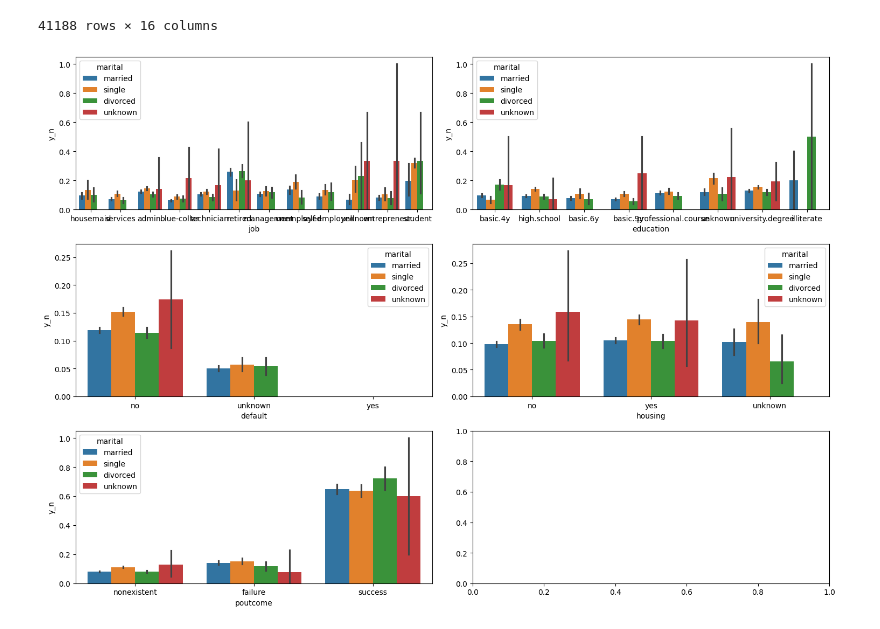
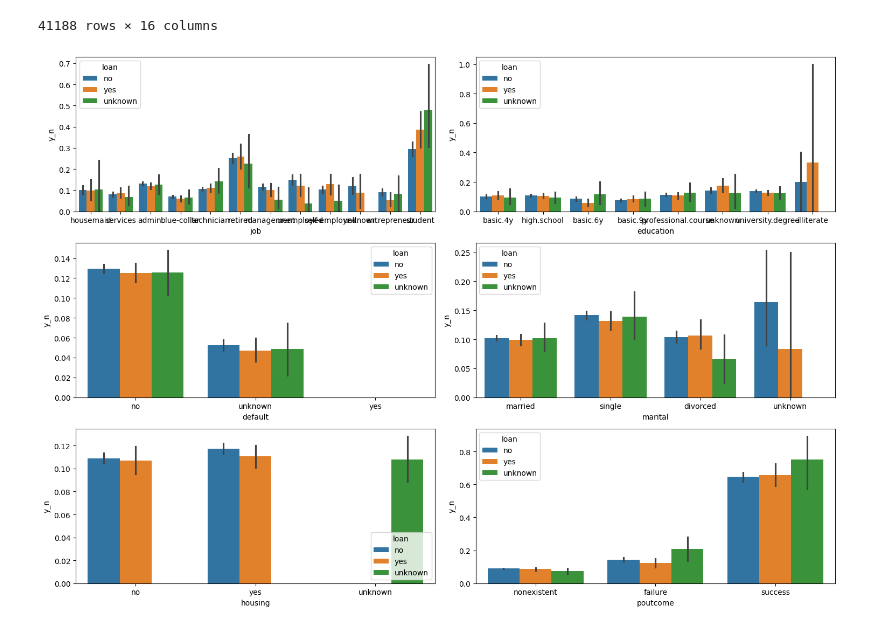
Before and after one commit to 4GeeksAcademy/machine-learning-python-template2, a Jupyter notebook: src/explore.ipynb, the cells around one changed output. Saved outputs shown, nothing was run; the diff lists cells and outputs as text; code cells hidden in the pictures.

```diff
--- a/src/explore.ipynb
+++ b/src/explore.ipynb
@@ -36,7 +56,7 @@ import seaborn as sns
 fig, axis = plt.subplots(4, 2, figsize = (15, 10.5))
 
 
-cols = ['job', 'marital', 'education', 'default', 'housing', 'poutcome', 'y']
+cols = ['job', 'marital', 'education', 'loan', 'default', 'housing', 'poutcome', 'y']
 
 for col, ax in zip(cols, axis.ravel()):
     sns.histplot(ax = ax, data = df, x = col, color = 'darkviolet').set(ylabel = None)
@@ -53,7 +73,7 @@ plt.show()
 fig, axis = plt.subplots(4, 2, figsize = (15, 10.5))
 
 
-cols = ['job', 'marital', 'education', 'default', 'housing', 'poutcome', 'y']
+cols = ['job', 'marital', 'education', 'loan', 'default', 'housing', 'poutcome', 'y']
 
 for col, ax in zip(cols, axis.ravel()):
     sns.countplot(ax = ax, data = df, x = 'y', hue =col)
@@ -97,0 +124,6 @@ plt.show()
+# %%
+cols = df.drop(['y', 'y_n'], axis=1)
+
+for col in cols:
+    percentage_data = df.groupby(col)['y_n'].value_counts(normalize=True).unstack().round(2)
+    print(percentage_data[1])
@@ -114,14 +164,14 @@ df
 # %%
 fig, axis = plt.subplots(3, 2, figsize = (15, 10.5))
 
 
-cols = ['job', 'education', 'default', 'housing', 'poutcome']
+cols = ['job', 'education', 'default', 'marital', 'housing', 'poutcome']
 
 for col, ax in zip(cols, axis.ravel()):
-    sns.barplot(ax = ax, data = df, x = col,y = 'y_n', hue ='marital')
+    sns.barplot(ax = ax, data = df, x = col,y = 'y_n', hue ='loan')
 
 
 
 plt.tight_layout()
 # %% [output]
-[figure, old version]
+[figure, new version]
```
Also changed, not shown: parts of 26 cells of this notebook, 6 other files.
